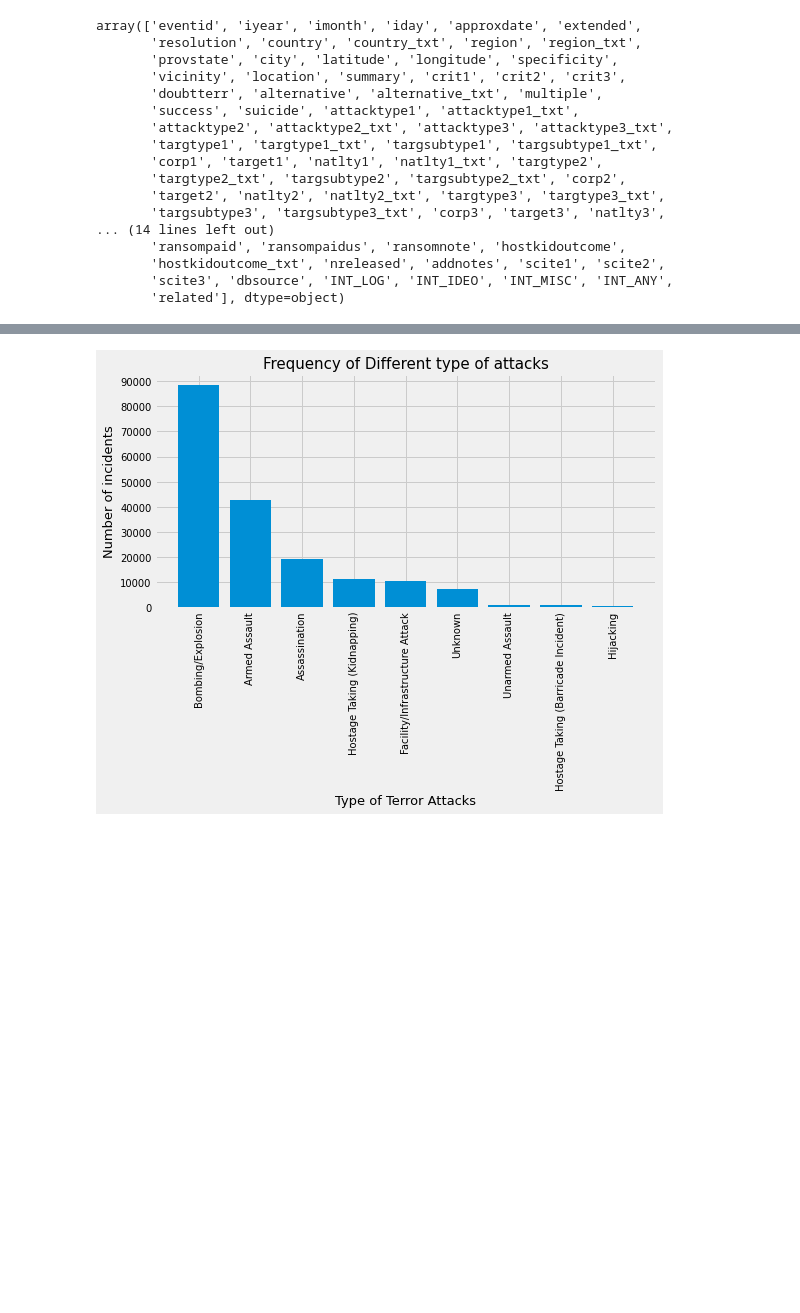
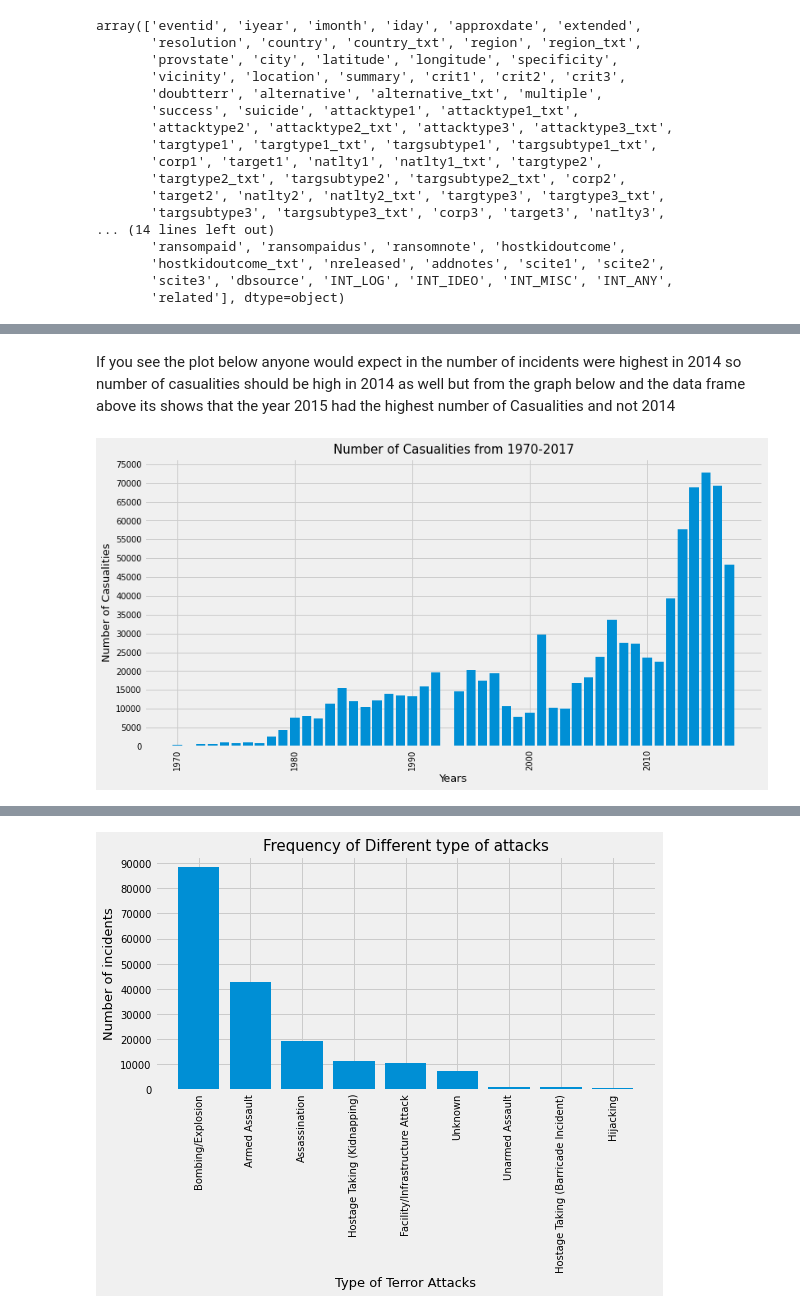
Before and after one commit to siddeshnaik/Sparks_Foundation, a Jupyter notebook: Terrorisum.ipynb, the cells around one changed output, grey strips where cells are left out. Drawn from its saved outputs; the diff is of its cells as text; code cells hidden in the pictures; blank space fills up the shorter version.

```diff
--- a/Terrorisum.ipynb
+++ b/Terrorisum.ipynb
@@ -75,7 +75,7 @@ df = given_data[['eventid', 'iyear','imonth','country_txt',
            'provstate', 'city', 'crit1', 'crit2', 'crit3',
            'success', 'suicide', 'attacktype1_txt', 'targtype1_txt',
            'targsubtype1_txt', 'natlty1_txt','gname', 'gsubname', 'guncertain1',
-           'claimed', 'weaptype1_txt', 'weapsubtype1', 'nkill','nwound' ]].copy()
+           'claimed', 'weaptype1_txt', 'weapsubtype1_txt', 'nkill','nwound',  ]].copy()
 #Renaming for further use
 df.rename(columns = {'eventid' : 'EventId',
                      'iyear' : 'Year',
@@ -97,7 +97,7 @@ df.rename(columns = {'eventid' : 'EventId',
                      'guncertain1' : 'GunCertain1',
                      'claimed' : 'Claimed',
                      'weaptype1_txt' : 'WeaponType',
-                     'weapsubtype1' : 'WeaponSubType',
+                     'weapsubtype1_txt' : 'WeaponSubType',
                      'nkill' : 'Killed',
                      'nwound' : 'Wounded'}, inplace = True)
 # %%
@@ -137,0 +144,4 @@ Name: AttackType, dtype: int64
+# %%
+year_wise_incidents_and_casualities_count=pd.DataFrame({'No. of Incidents':df.groupby(['Year'])['Year'].count(),
+                                                        'No. of Casualities': df.groupby(['Year'])['Casualities'].sum()})
+year_wise_incidents_and_casualities_count
@@ -137,0 +167,14 @@ Name: AttackType, dtype: int64
+# %% [markdown]
+If you see the plot below anyone would expect in the number of incidents were highest in 2014 so number of casualities should be high in 2014 as well but from the graph below and the data frame above its shows that the year 2015 had the highest number of Casualities and not 2014
+# %%
+plt.figure(figsize=(12,6))
+plt.bar(list(year_wise_incidents_and_casualities_count.index), year_wise_incidents_and_casualities_count['No. of Casualities'])
+plt.xticks(rotation = 90, fontsize=10)
+plt.yticks(np.arange(0,80000,5000), fontsize=10)
+plt.grid(True)
+plt.xlabel('Years', fontsize=13)
+plt.ylabel('Number of Casualities', fontsize=13)
+plt.title('Number of Casualities from 1970-2017', fontsize=15)
+plt.show()
+# %% [output]
+[figure, added]
```
Also changed, not shown: parts of 21 cells of this notebook.
